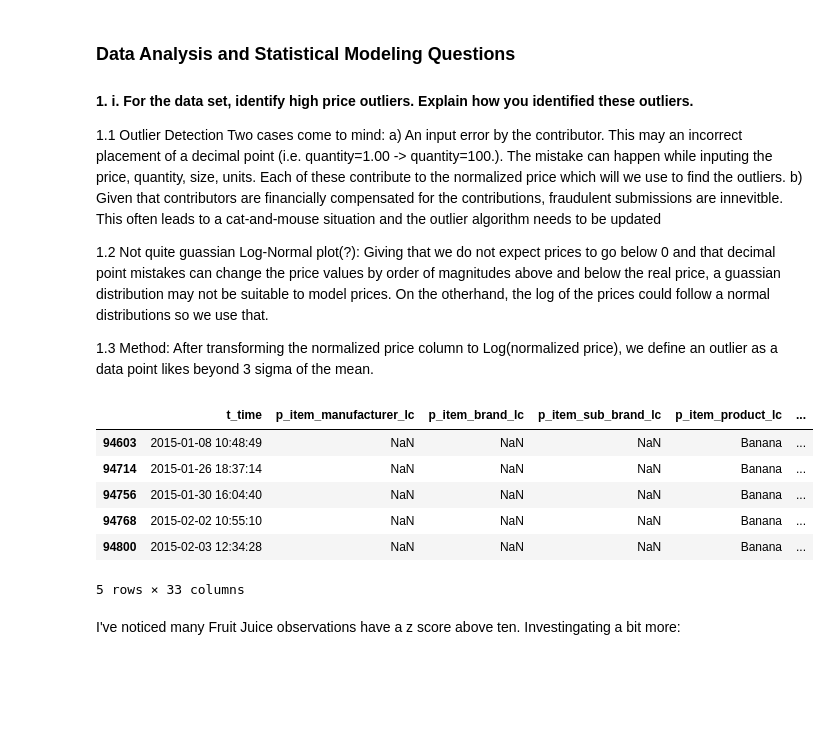
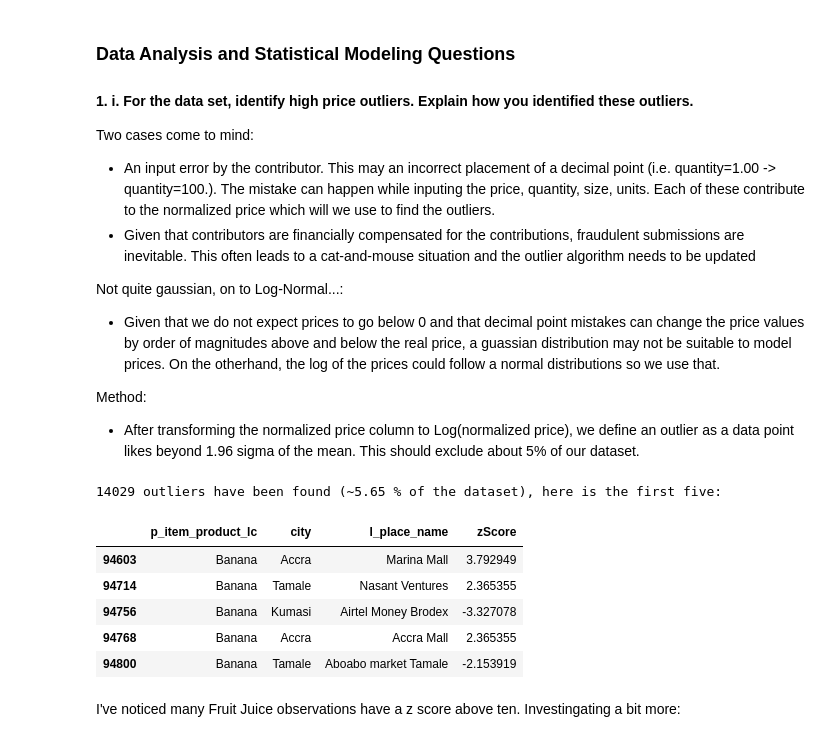
Before and after one commit to yeshaq/premise, a Jupyter notebook: dataChallenge.ipynb, the cells around one changed output. Drawn from its saved outputs; the diff is of its cells as text; code cells hidden in the pictures; blank space fills up the shorter version.

```diff
--- a/dataChallenge.ipynb
+++ b/dataChallenge.ipynb
@@ -27,16 +27,15 @@ pd.set_option('display.max_colwidth', 50)
 
 #### 1. i. For the data set, identify high price outliers. Explain how you identified these outliers.
 
-1.1 Outlier Detection
-   Two cases come to mind:
-       a) An input error by the contributor. This may an incorrect placement of a decimal point (i.e. quantity=1.00 -> quantity=100.).  The mistake can happen while inputing the price, quantity, size, units. Each of these contribute to the normalized price which will we use to find the outliers.
-       b) Given that contributors are financially compensated for the contributions, fraudulent submissions are innevitble. This often leads to a cat-and-mouse situation and the outlier algorithm needs to be updated
+Two cases come to mind:
+* An input error by the contributor. This may an incorrect placement of a decimal point (i.e. quantity=1.00 -> quantity=100.).  The mistake can happen while inputing the price, quantity, size, units. Each of these contribute to the normalized price which will we use to find the outliers.
+* Given that contributors are financially compensated for the contributions, fraudulent submissions are inevitable. This often leads to a cat-and-mouse situation and the outlier algorithm needs to be updated
 
-1.2 Not quite guassian Log-Normal plot(?):
-    Giving that we do not expect prices to go below 0 and that decimal point mistakes can change the price values by order of magnitudes above and below the real price, a guassian distribution may not be suitable to model prices. On the otherhand, the log of the prices could follow a normal distributions so we use that.
+Not quite gaussian, on to Log-Normal...:
+* Given that we do not expect prices to go below 0 and that decimal point mistakes can change the price values by order of magnitudes above and below the real price, a guassian distribution may not be suitable to model prices. On the otherhand, the log of the prices could follow a normal distributions so we use that.
 
-1.3 Method:
-    After transforming the normalized price column to Log(normalized price), we define an outlier as a data point likes beyond 3 sigma of the mean.
+Method:
+* After transforming the normalized price column to Log(normalized price), we define an outlier as a data point likes beyond 1.96 sigma of the mean. This should exclude about 5% of our dataset.
 # %%
 #Empty dataframe to fill later
 outliers = pd.DataFrame()
@@ -57,17 +56,18 @@ for prod_place, gp in groupedDf:
 
     if not z.empty :
         outliers = outliers.append(z)
-# %%
-#display all outliers by product
-outliers.head()
-# %% [output]
-|  | t_time | p_item_manufacturer_lc | p_item_brand_lc | p_item_sub_brand_lc | p_item_product_lc | ... |
-| 94603 | 2015-01-08 10:48:49 | NaN | NaN | NaN | Banana | ... |
-| 94714 | 2015-01-26 18:37:14 | NaN | NaN | NaN | Banana | ... |
-| 94756 | 2015-01-30 16:04:40 | NaN | NaN | NaN | Banana | ... |
-| 94768 | 2015-02-02 10:55:10 | NaN | NaN | NaN | Banana | ... |
-| 94800 | 2015-02-03 12:34:28 | NaN | NaN | NaN | Banana | ... |
-5 rows × 33 columns
+# %%
+#display all outliers by product
+print "%i outliers have been found (~%3.2f %% of the dataset), here is the first five:" % (len(outliers), 100*(float(len(outliers))/len(df)))
+outliers.loc[:,["p_item_product_lc","city","l_place_name","zScore"]].head()
+# %% [output]
+14029 outliers have been found (~5.65 % of the dataset), here is the first five:
+|  | p_item_product_lc | city | l_place_name | zScore |
+| 94603 | Banana | Accra | Marina Mall | 3.792949 |
+| 94714 | Banana | Tamale | Nasant Ventures | 2.365355 |
+| 94756 | Banana | Kumasi | Airtel Money Brodex | -3.327078 |
+| 94768 | Banana | Accra | Accra Mall | 2.365355 |
+| 94800 | Banana | Tamale | Aboabo market Tamale | -2.153919 |
 # %% [markdown]
 I've noticed many Fruit Juice observations have a z score above ten.  Investingating a bit more:
 # %%
```
Also changed, not shown: parts of 17 cells of this notebook.
